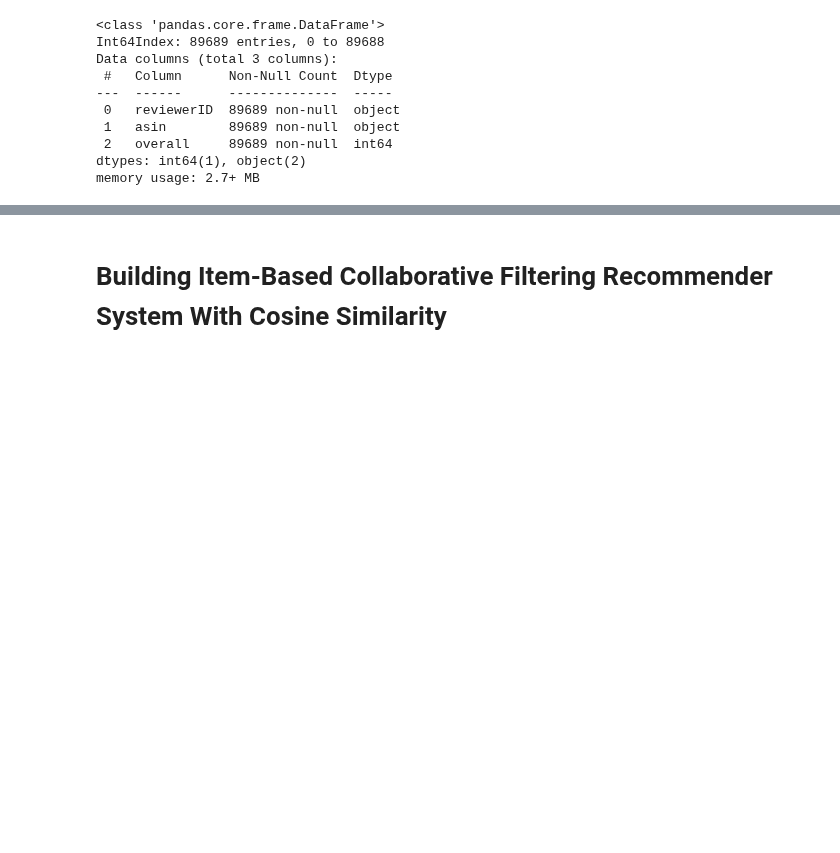
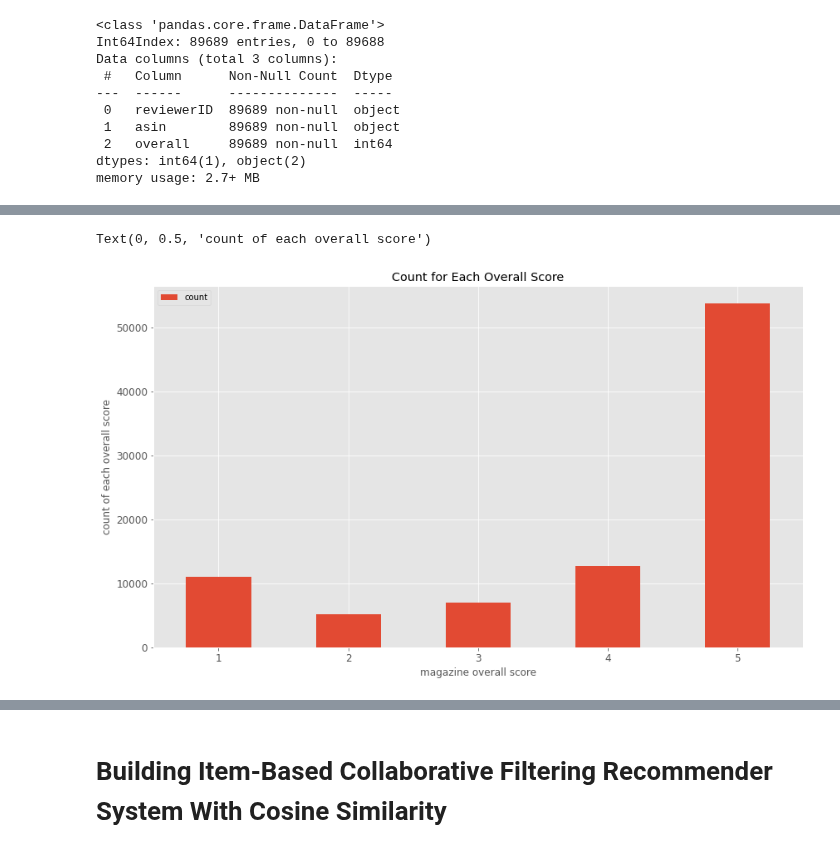
Before and after one commit to Shahzebqazi/collaborative-filtering-for-amazon-magazine, a Jupyter notebook: Item_Based_Collaborative_Filtering_Recommender_System.ipynb, the cells around one changed output, grey strips where cells are left out. Cells and saved outputs as stored; diff of their text form; code cells hidden in the pictures; blank space fills up the shorter version.

```diff
--- a/Item_Based_Collaborative_Filtering_Recommender_System.ipynb
+++ b/Item_Based_Collaborative_Filtering_Recommender_System.ipynb
@@ -10,10 +5,16 @@ Successfully installed fuzzywuzzy-0.18.0
 # %%
+import warnings
+warnings.filterwarnings("ignore")
+
 import numpy as np
 import pandas as pd
 from sklearn.preprocessing import LabelEncoder
 from scipy.sparse import csr_matrix
 from sklearn.neighbors import NearestNeighbors
 from fuzzywuzzy import fuzz
+import seaborn as sns
+import matplotlib.pyplot as plt
+plt.style.use('ggplot')
 # %% [markdown]
 # Loading the Dataset
 # %%
@@ -51,0 +49,3 @@ There are 72098 unique reviewers and 2428 unique magazines in this data set
+# %%
+df_overall_count = pd.DataFrame(df.groupby('overall').size(), columns=['count'])
+df_overall_count
@@ -51,0 +60,15 @@ There are 72098 unique reviewers and 2428 unique magazines in this data set
+# %%
+ax = df_overall_count.reset_index().plot(
+    x='overall',
+    y='count',
+    kind='bar',
+    figsize=(14, 8),
+    title='Count for Each Overall Score',
+    fontsize=12,
+)
+plt.xticks(rotation=0)
+ax.set_xlabel("magazine overall score")
+ax.set_ylabel("count of each overall score")
+# %% [output]
+Text(0, 0.5, 'count of each overall score')
+[figure, added]
```
Also changed, not shown: parts of 18 cells of this notebook.
